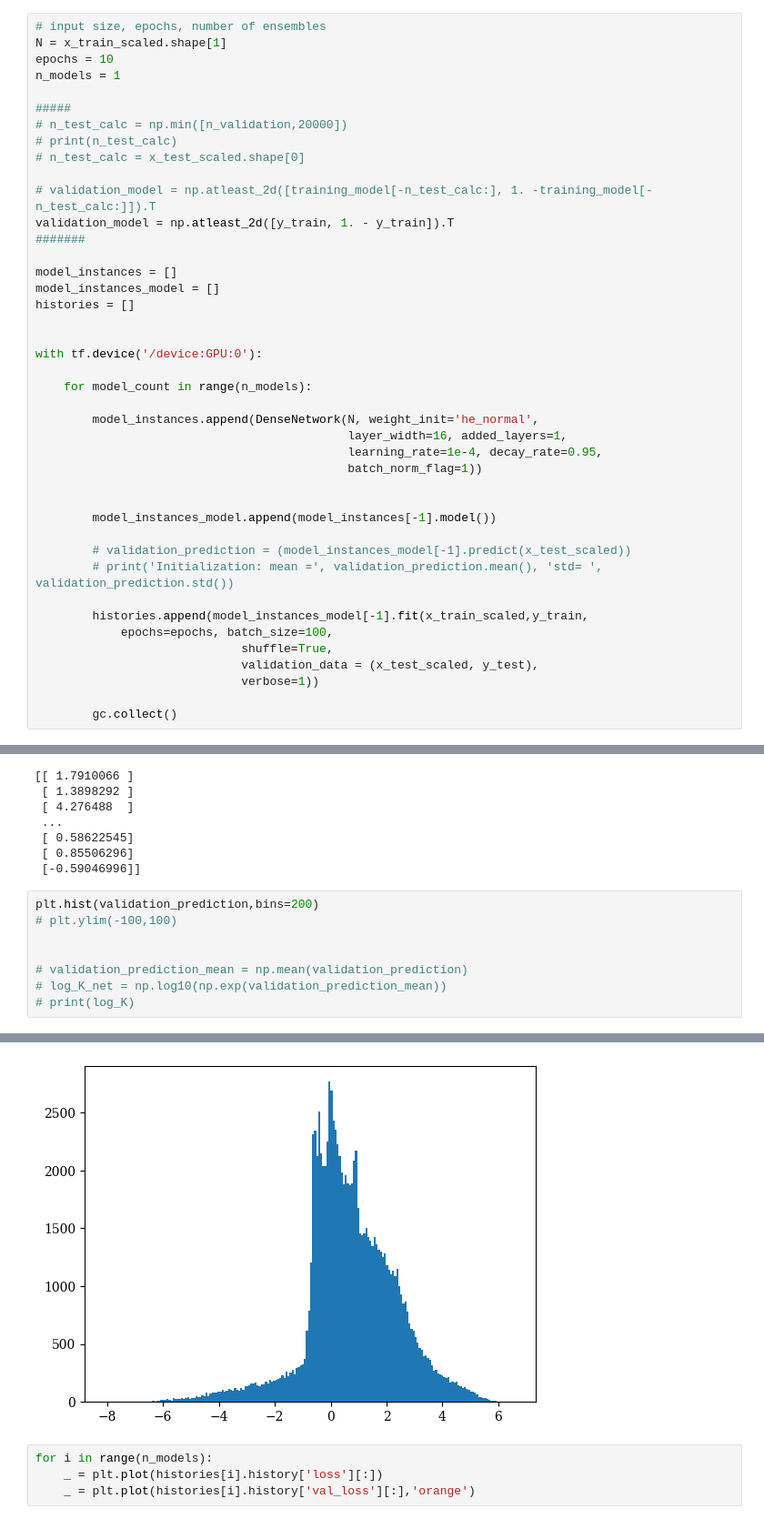
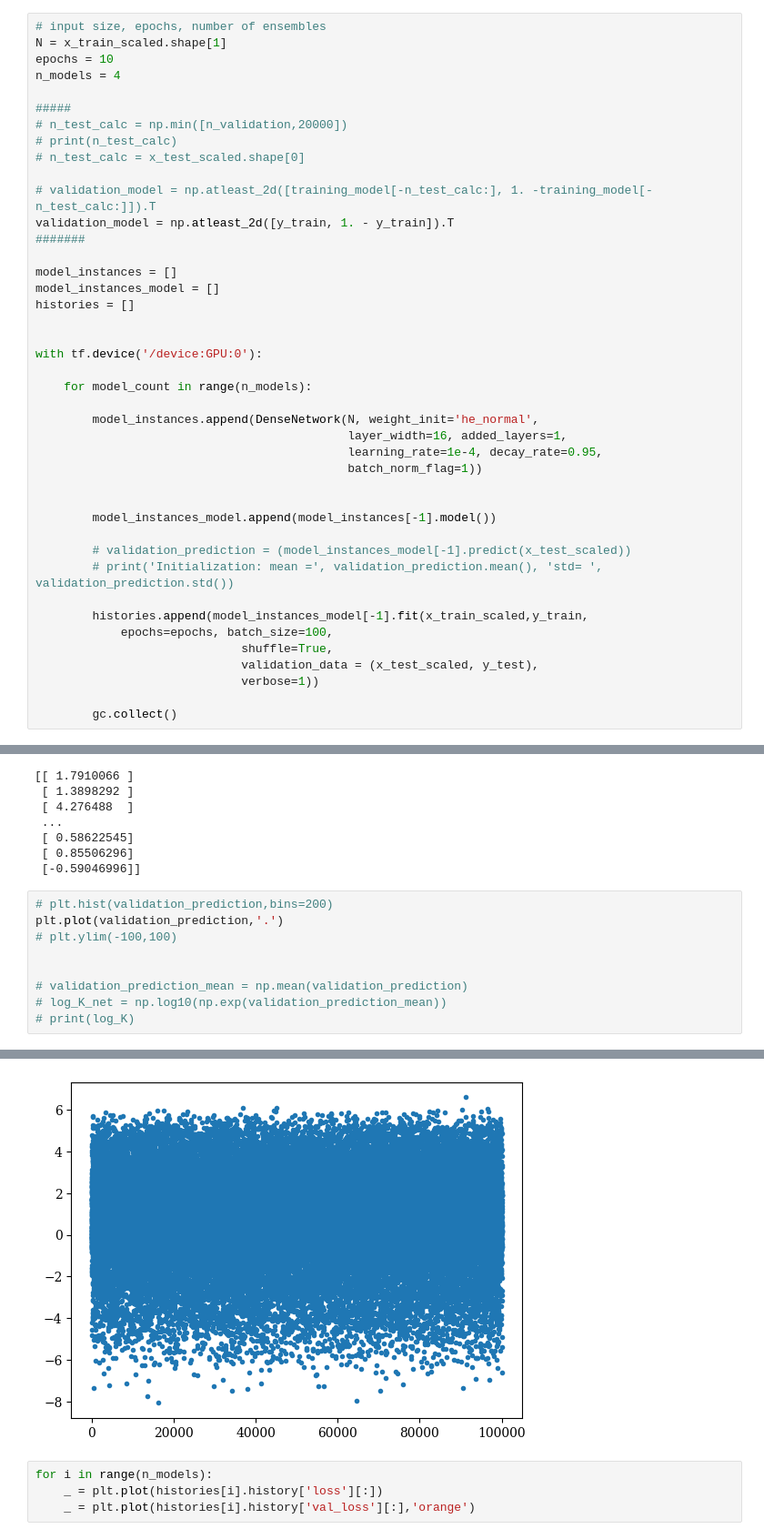
Before and after one commit to cjpdrury/evidence_networks, a Jupyter notebook: evidence_network.ipynb, the cells around one changed output, grey strips where cells are left out. Shown at 91% size. Cells and saved outputs as stored; diff of their text form.

```diff
--- a/evidence_network.ipynb
+++ b/evidence_network.ipynb
@@ -354,7 +354,7 @@ class CustomCallback(callbacks.Callback):
 # input size, epochs, number of ensembles
 N = x_train_scaled.shape[1]
 epochs = 10
-n_models = 1
+n_models = 4
 
 #####
 # n_test_calc = np.min([n_validation,20000])
@@ -422,7 +422,8 @@ print(validation_prediction)
  [ 0.85506296]
  [-0.59046996]]
 # %%
-plt.hist(validation_prediction,bins=200)
+# plt.hist(validation_prediction,bins=200)
+plt.plot(validation_prediction,'.')
 # plt.ylim(-100,100)
 
 
@@ -450,4 +435,4 @@ plt.hist(validation_prediction,bins=200)
-[figure, old version]
+[figure, new version]
 # %%
 for i in range(n_models):
     _ = plt.plot(histories[i].history['loss'][:])
```
Also changed, not shown: parts of 11 cells of this notebook.
